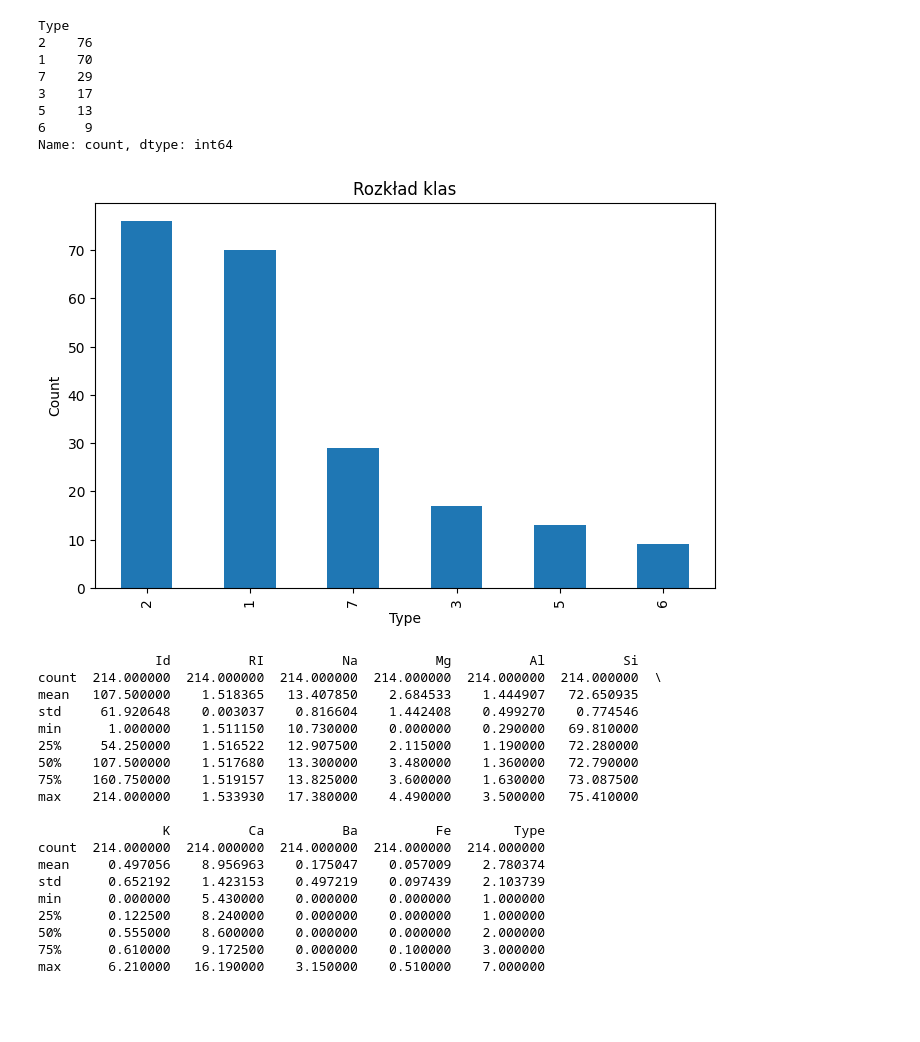
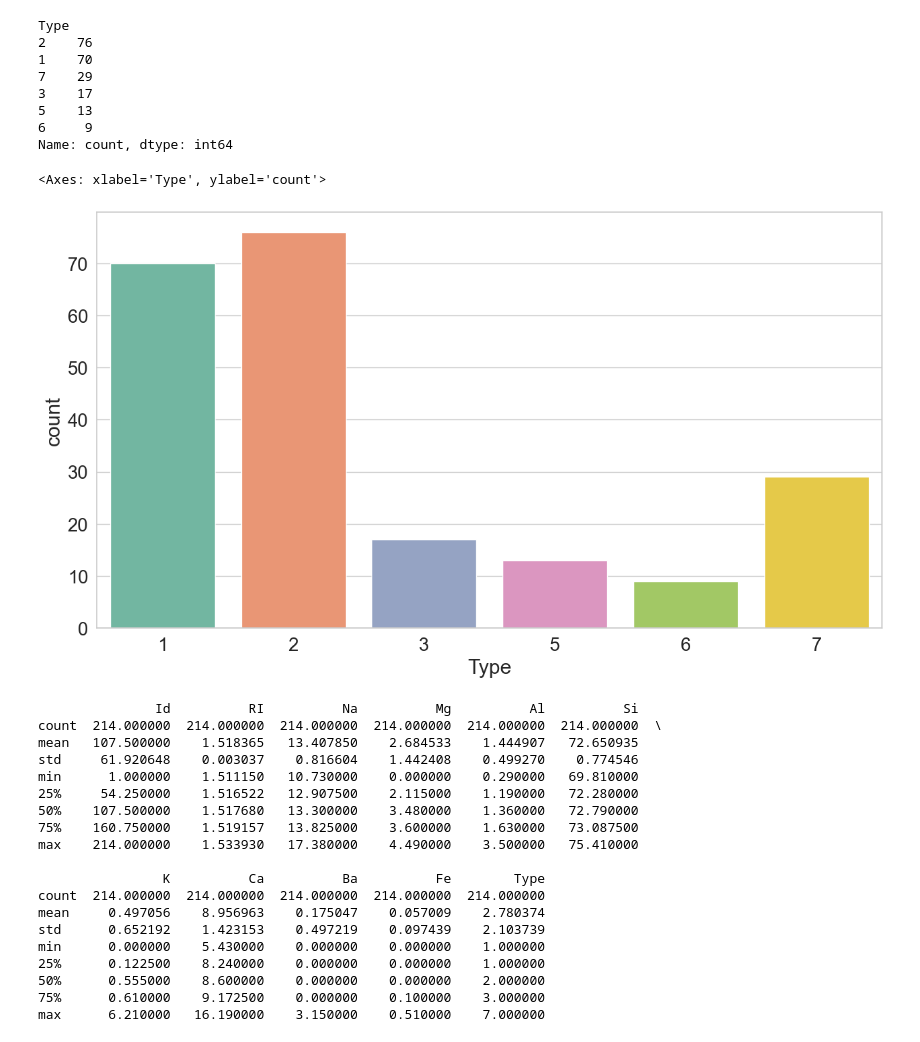
Before and after one commit to Filipstrozik/SztucznaInteligencja, a Jupyter notebook: Z4/z4.ipynb, the cells around one changed output. Drawn from its saved outputs; the diff is of its cells as text; code cells hidden in the pictures; blank space fills up the shorter version.

```diff
--- a/Z4/z4.ipynb
+++ b/Z4/z4.ipynb
@@ -90,18 +130,14 @@ Type
 5    13
 6     9
 Name: count, dtype: int64
-# %%
-plt.figure(figsize=(8, 5))
-glass_data['Type'].value_counts().plot(kind='bar')
-plt.xlabel('Type')
-plt.ylabel('Count')
-plt.title('Rozkład klas')
-plt.show()
-
-# X = glass_data.drop('Type', axis=1)
-# y = glass_data['Type']
-# %% [output]
-[figure, removed]
+# %%
+import seaborn as sns
+sns.set(style="whitegrid", font_scale=1.8)
+plt.subplots(figsize = (15,8))
+sns.countplot(x="Type", data=glass_data, palette="Set2")
+# %% [output]
+<Axes: xlabel='Type', ylabel='count'>
+[figure, added]
 # %%
 print(glass_data.describe())
 # %% [output]
```
Also changed, not shown: parts of 26 cells of this notebook.
